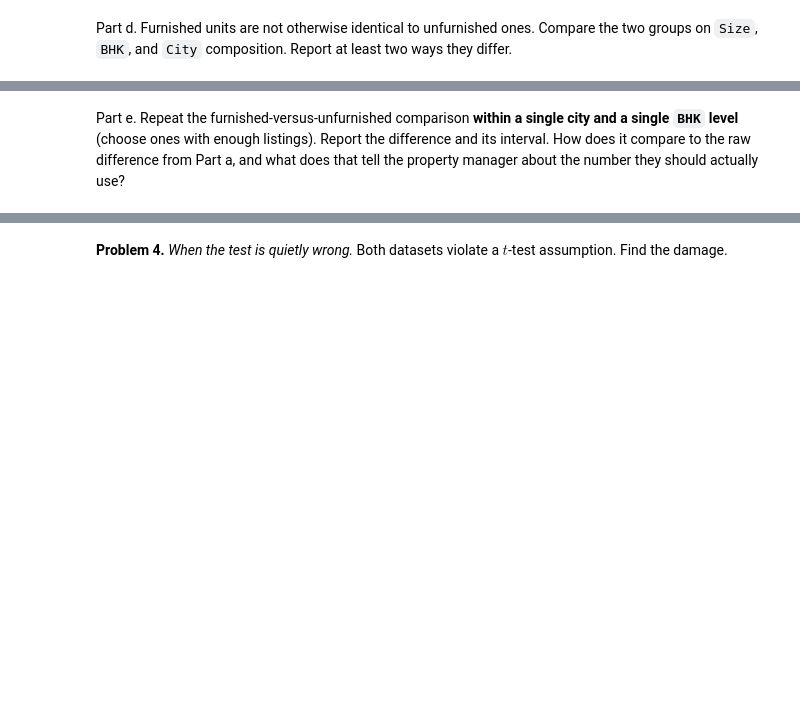
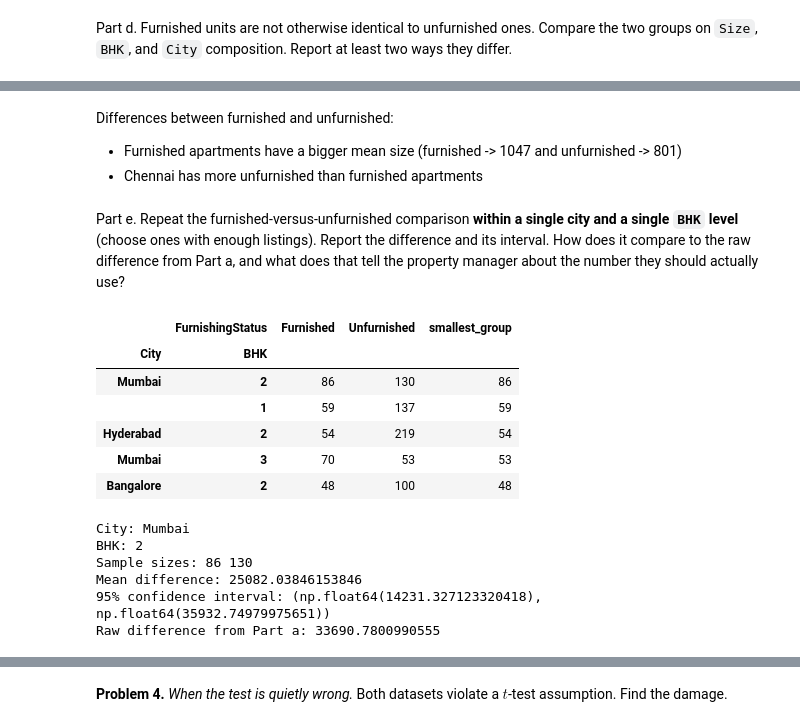
Before and after one commit to suzanaSSP/stat220-fall2026, a Jupyter notebook: F2026/Homework/Stat_220_HW_Unit01_Inference.ipynb, the cells around one changed output, grey strips where cells are left out. Cells and saved outputs as stored; diff of their text form; code cells hidden in the pictures; blank space fills up the shorter version.

```diff
--- a/F2026/Homework/Stat_220_HW_Unit01_Inference.ipynb
+++ b/F2026/Homework/Stat_220_HW_Unit01_Inference.ipynb
@@ -364,3 +432,23 @@ information it carries to the p-value from Part a. Which would you put in a memo
 # %% [markdown]
 Part d. Furnished units are not otherwise identical to unfurnished ones. Compare the two
 groups on `Size`, `BHK`, and `City` composition. Report at least two ways they differ.
+# %%
+comparison = rent[
+    rent["FurnishingStatus"].isin(["Furnished", "Unfurnished"])
+]
+
+# Compare Size and BHK
+numeric_comparison = comparison.groupby("FurnishingStatus")[
+    ["Size", "BHK"]
+].agg(["mean", "median"])
+
+display(numeric_comparison)
+
+# Compare city composition using percentages within each group
+city_comparison = pd.crosstab(
+    comparison["City"],
+    comparison["FurnishingStatus"],
+    normalize="columns"
+) * 100
+
+display(city_comparison.round(1))
@@ -367,5 +469,64 @@ groups on `Size`, `BHK`, and `City` composition. Report at least two ways they d
+# %% [markdown]
+Differences between furnished and unfurnished:
+- Furnished apartments have a bigger mean size (furnished -> 1047 and unfurnished -> 801)
+- Chennai has more unfurnished than furnished apartments
 # %% [markdown]
 Part e. Repeat the furnished-versus-unfurnished comparison **within a single city and a
 single `BHK` level** (choose ones with enough listings). Report the difference and its interval.
 How does it compare to the raw difference from Part a, and what does that tell the property
 manager about the number they should actually use?
+# %%
+counts = comparison.groupby(
+    ["City", "BHK", "FurnishingStatus"]
+).size().unstack(fill_value=0)
+
+counts["smallest_group"] = counts[
+    ["Furnished", "Unfurnished"]
+].min(axis=1)
+
+# display(counts.sort_values("smallest_group", ascending=False).head())
+
+chosen_city, chosen_bhk = counts["smallest_group"].idxmax()
+
+subset = comparison[
+    (comparison["City"] == chosen_city) &
+    (comparison["BHK"] == chosen_bhk)
+]
+
+furnished_sub = subset.loc[
+    subset["FurnishingStatus"] == "Furnished", "Rent"
+].dropna()
+
+unfurnished_sub = subset.loc[
+    subset["FurnishingStatus"] == "Unfurnished", "Rent"
+].dropna()
+
+test_sub = stats.ttest_ind(
+    furnished_sub,
+    unfurnished_sub,
+    equal_var=False
+)
+
+difference_sub = furnished_sub.mean() - unfurnished_sub.mean()
+ci_sub = test_sub.confidence_interval(confidence_level=0.95)
+
+print("City:", chosen_city)
+print("BHK:", chosen_bhk)
+print("Sample sizes:", len(furnished_sub), len(unfurnished_sub))
+print("Mean difference:", difference_sub)
+print("95% confidence interval:", (ci_sub.low, ci_sub.high))
+print("Raw difference from Part a:", mean_difference)
+# %% [output]
+|  | FurnishingStatus | Furnished | Unfurnished | smallest_group |
+| City | BHK |  |  |  |
+| Mumbai | 2 | 86 | 130 | 86 |
+|  | 1 | 59 | 137 | 59 |
+| Hyderabad | 2 | 54 | 219 | 54 |
+| Mumbai | 3 | 70 | 53 | 53 |
+| Bangalore | 2 | 48 | 100 | 48 |
+City: Mumbai
+BHK: 2
+Sample sizes: 86 130
+Mean difference: 25082.03846153846
+95% confidence interval: (np.float64(14231.327123320418), np.float64(35932.74979975651))
+Raw difference from Part a: 33690.7800990555
```
Also changed, not shown: parts of 22 cells of this notebook.
